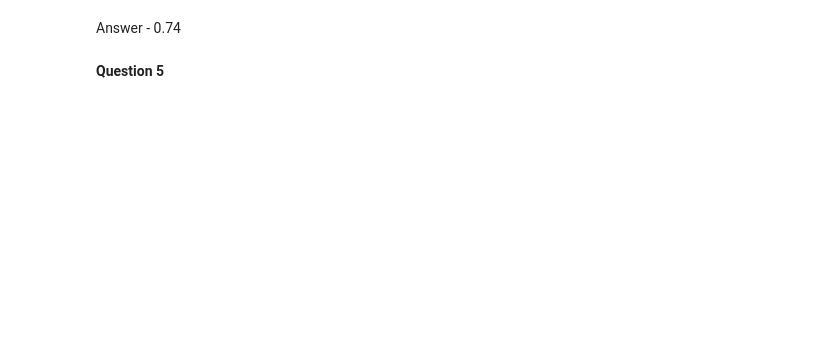
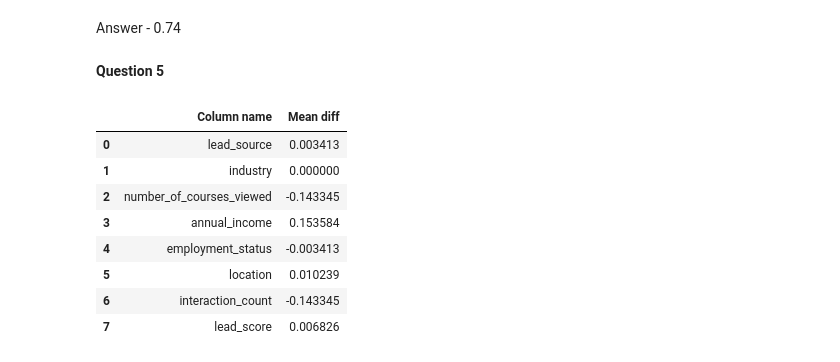
Before and after one commit to pfocchken/ml-zoomcamp-2025-new, a Jupyter notebook: Homework_03.ipynb, the cells around one changed output. Drawn from its saved outputs; the diff is of its cells as text; code cells hidden in the pictures; blank space fills up the shorter version.

```diff
--- a/Homework_03.ipynb
+++ b/Homework_03.ipynb
@@ -179,5 +178,7 @@ y_pred = y_pred_decision.astype(int)
 
 correct_predictions = y_pred == y_val
 
-correct_predictions.mean().round(2)
+basic_mean = correct_predictions.mean()
+
+basic_mean
 # %% [output]
@@ -186,3 +187,54 @@ np.float64(0.7)
 Answer - 0.74
 # %% [markdown]
 **Question 5**
+# %%
+def train_model(base_train_df, y_train, C=1.0):
+  train_dict = base_train_df.to_dict(orient='records')
+  X_train = dv.fit_transform(train_dict)
+
+  model = LogisticRegression(solver='liblinear', C=C, max_iter=1000, random_state=42, penalty="l2")
+  model.fit(X_train, y_train)
+
+  return model
+# %%
+def calculate_mean(model, base_validation_df, y_valid):
+  val_dict = base_validation_df.to_dict(orient='records')
+  X_val = dv.transform(val_dict)
+
+  y_pred_probabilities = model.predict_proba(X_val)[:, 1]
+  y_pred_decision = y_pred_probabilities >= 0.5
+  y_pred = y_pred_decision.astype(int)
+
+  correct_predictions = y_pred == y_valid
+
+  return correct_predictions.mean()
+# %%
+means = []
+
+for column in df_train.columns:
+  df_train_without_column = df_train.copy()
+  df_val_without_column = df_val.copy()
+  del df_train_without_column[column]
+  del df_val_without_column[column]
+
+  new_model = train_model(df_train_without_column, y_train)
+  new_mean = calculate_mean(new_model, df_val_without_column, y_val)
+
+  means.append(
+      {
+          "Column name": column,
+          "Mean diff": new_mean - basic_mean
+      }
+  )
+
+pd.DataFrame(means)
+# %% [output]
+|  | Column name | Mean diff |
+| 0 | lead_source | 0.003413 |
+| 1 | industry | 0.000000 |
+| 2 | number_of_courses_viewed | -0.143345 |
+| 3 | annual_income | 0.153584 |
+| 4 | employment_status | -0.003413 |
+| 5 | location | 0.010239 |
+| 6 | interaction_count | -0.143345 |
+| 7 | lead_score | 0.006826 |
```
Also changed, not shown: parts of 7 cells of this notebook.
